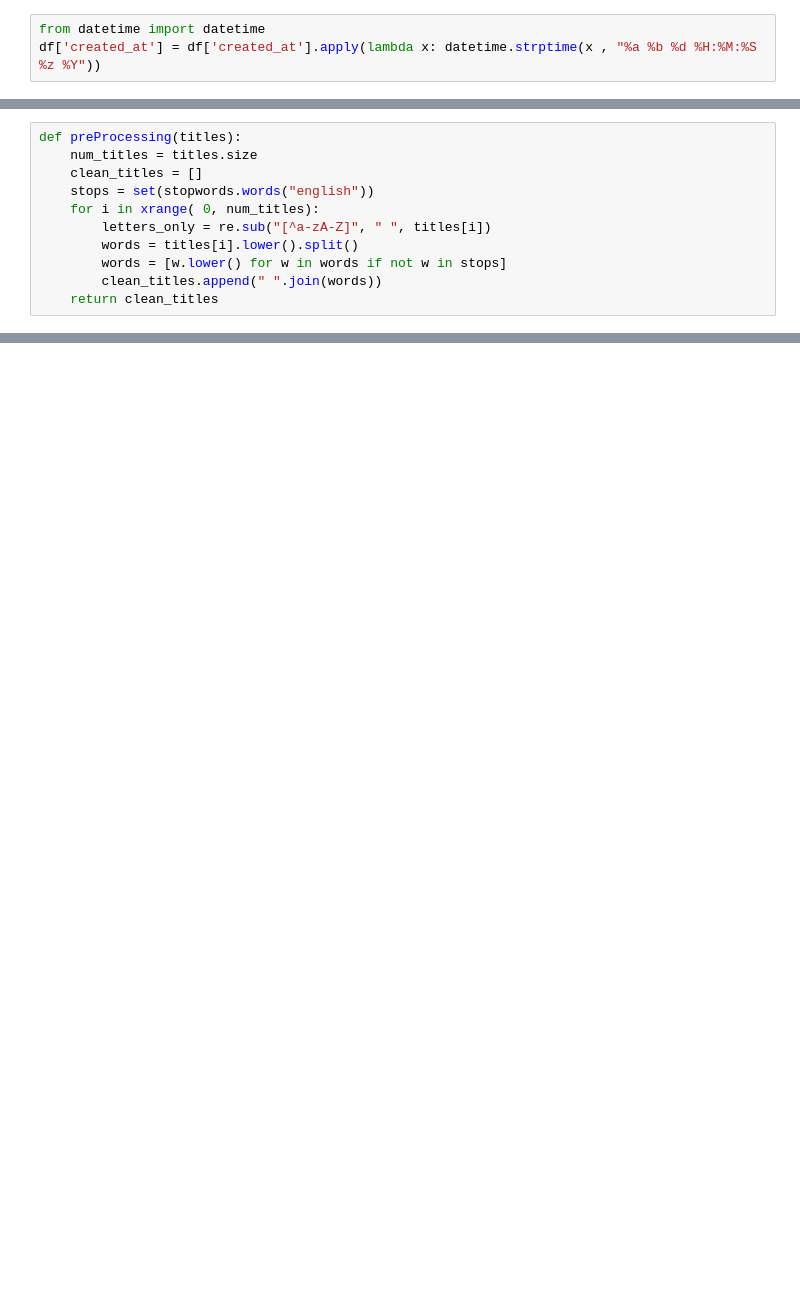
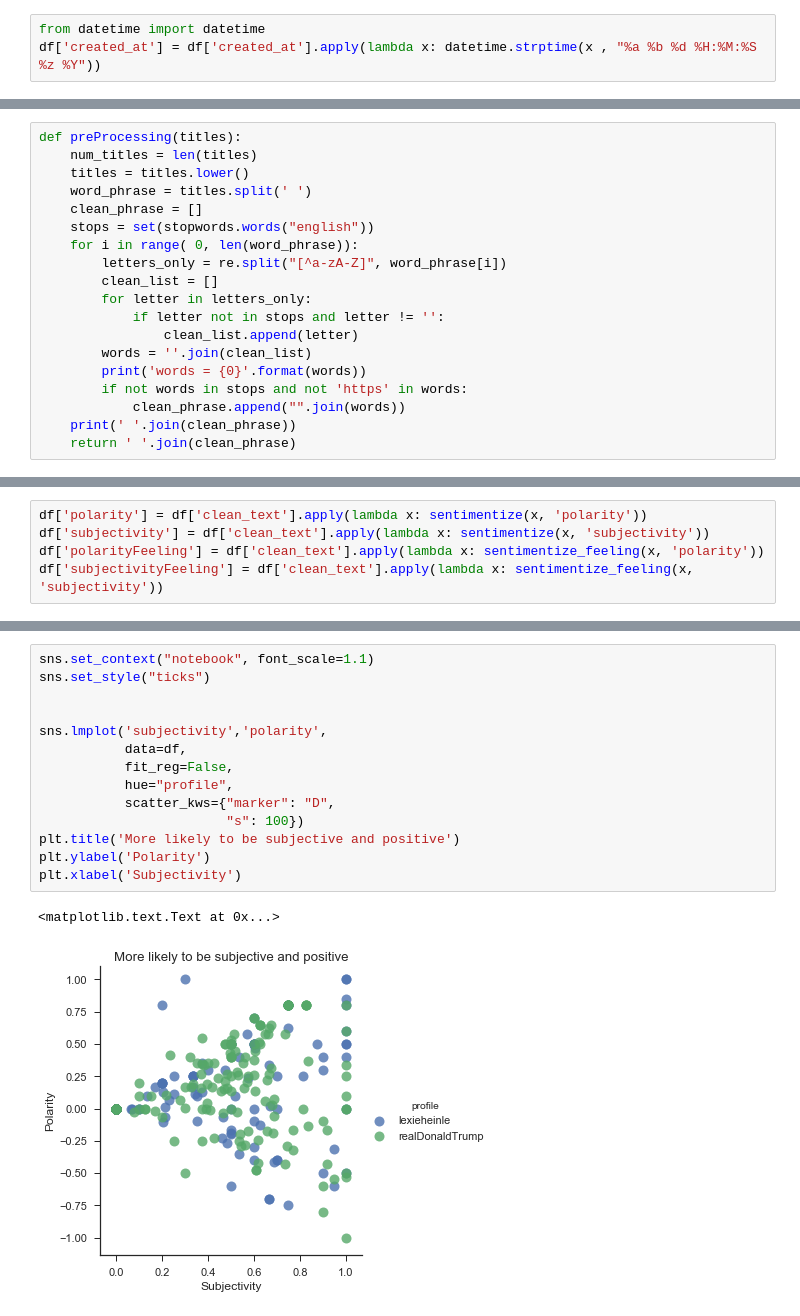
Before and after one commit to lexieheinle/tweet-analysis, a Jupyter notebook: Twitter Analysis.ipynb, the cells around one changed output, grey strips where cells are left out. Drawn from its saved outputs; the diff is of its cells as text; blank space fills up the shorter version.

```diff
--- a/Twitter Analysis.ipynb
+++ b/Twitter Analysis.ipynb
@@ -89,14 +89,22 @@ df.head()
 # %%
 def preProcessing(titles):
-    num_titles = titles.size
-    clean_titles = []
+    num_titles = len(titles)
+    titles = titles.lower()
+    word_phrase = titles.split(' ')
+    clean_phrase = []
     stops = set(stopwords.words("english"))
-    for i in xrange( 0, num_titles):
-        letters_only = re.sub("[^a-zA-Z]", " ", titles[i])
-        words = titles[i].lower().split()
-        words = [w.lower() for w in words if not w in stops]
-        clean_titles.append(" ".join(words))
-    return clean_titles
+    for i in range( 0, len(word_phrase)):
+        letters_only = re.split("[^a-zA-Z]", word_phrase[i])
+        clean_list = []
+        for letter in letters_only:
+            if letter not in stops and letter != '':
+                clean_list.append(letter)
+        words = ''.join(clean_list)
+        print('words = {0}'.format(words))
+        if not words in stops and not 'https' in words:
+            clean_phrase.append("".join(words))
+    print(' '.join(clean_phrase))
+    return ' '.join(clean_phrase)
 # %%
 df['clean_text'] = df['text'].apply(lambda x: preProcessing(x))
 # %% [output]
@@ -103,0 +166,5 @@ NameError: name 'df' is not defined
+# %%
+df['polarity'] = df['clean_text'].apply(lambda x: sentimentize(x, 'polarity'))
+df['subjectivity'] = df['clean_text'].apply(lambda x: sentimentize(x, 'subjectivity'))
+df['polarityFeeling'] = df['clean_text'].apply(lambda x: sentimentize_feeling(x, 'polarity'))
+df['subjectivityFeeling'] = df['clean_text'].apply(lambda x: sentimentize_feeling(x, 'subjectivity'))
@@ -103,0 +220,17 @@ NameError: name 'df' is not defined
+# %%
+sns.set_context("notebook", font_scale=1.1)
+sns.set_style("ticks")
+
+
+sns.lmplot('subjectivity','polarity',
+           data=df,
+           fit_reg=False,
+           hue="profile",
+           scatter_kws={"marker": "D",
+                        "s": 100})
+plt.title('More likely to be subjective and positive')
+plt.ylabel('Polarity')
+plt.xlabel('Subjectivity')
+# %% [output]
+<matplotlib.text.Text at 0x...>
+[figure, added]
```
Also changed, not shown: parts of 27 cells of this notebook, 1 other file.
